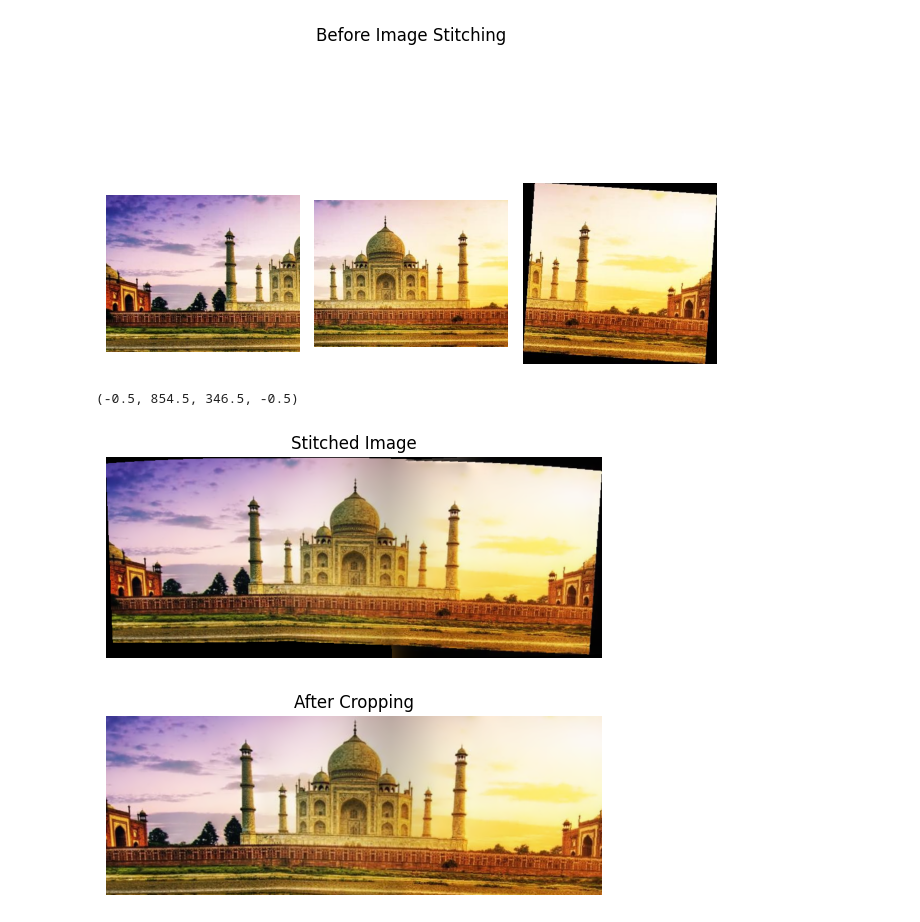
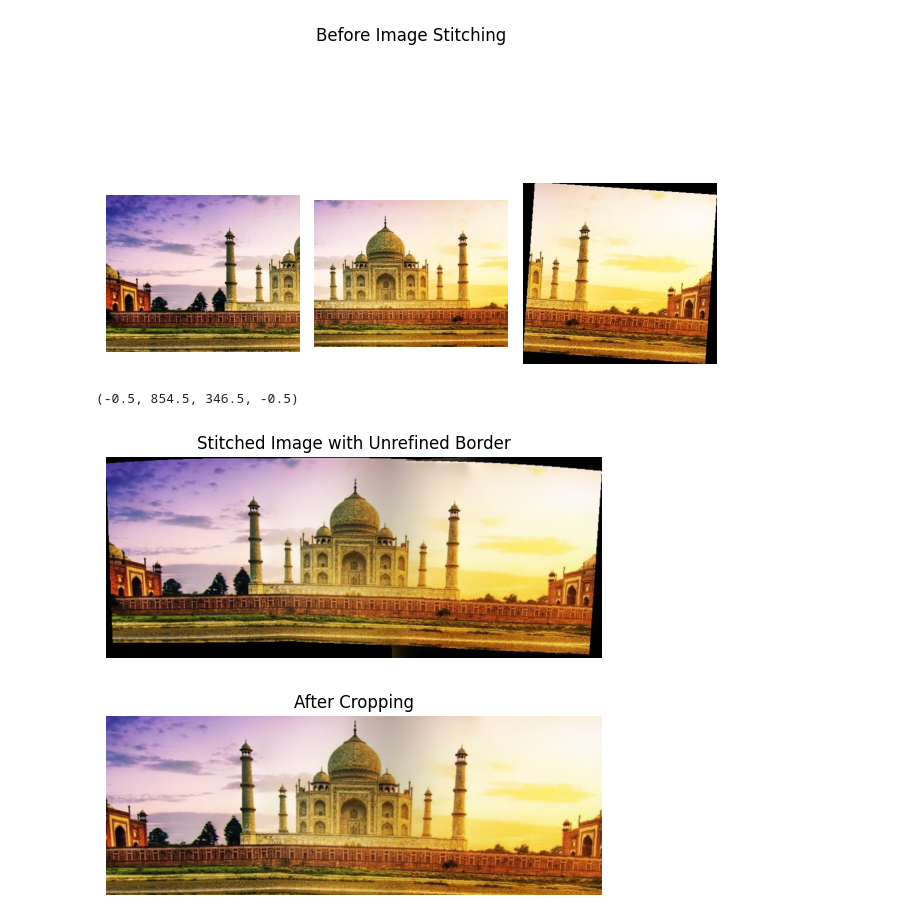
Before and after one commit to vitopm/image-stitching, a Jupyter notebook: main.ipynb, the cells around one changed output. Saved outputs shown, nothing was run; the diff lists cells and outputs as text; code cells hidden in the pictures.

Commit message:
Fixed title

```diff
--- a/main.ipynb
+++ b/main.ipynb
@@ -41,13 +41,13 @@ plt.show()
 # %%
 stitcher = cv2.Stitcher_create()
 (status, stitched) = stitcher.stitch(images)
 
-plt.title("Stitched Image")
+plt.title("Stitched Image with Unrefined Border")
 plt.imshow(cv2.cvtColor(stitched, cv2.COLOR_BGR2RGB))
 plt.axis("off")
 # %% [output]
 (-0.5, 854.5, 346.5, -0.5)
-[figure, old version]
+[figure, new version]
 # %%
 def cropImage(stitched_images):
     # This creates a 10 pixel border around the images
```
